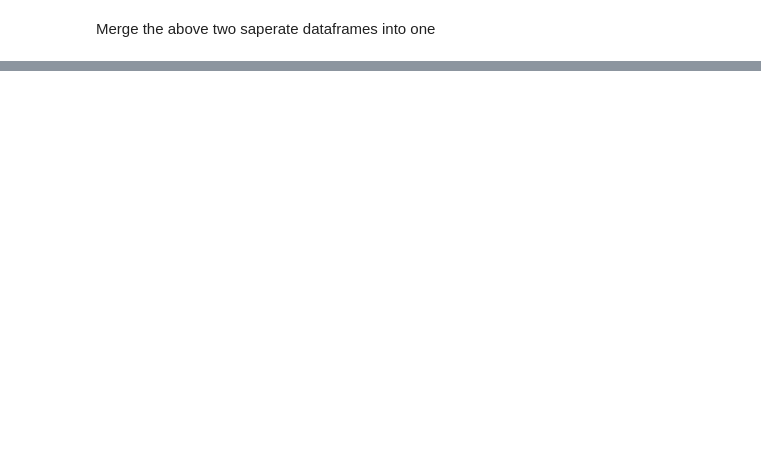
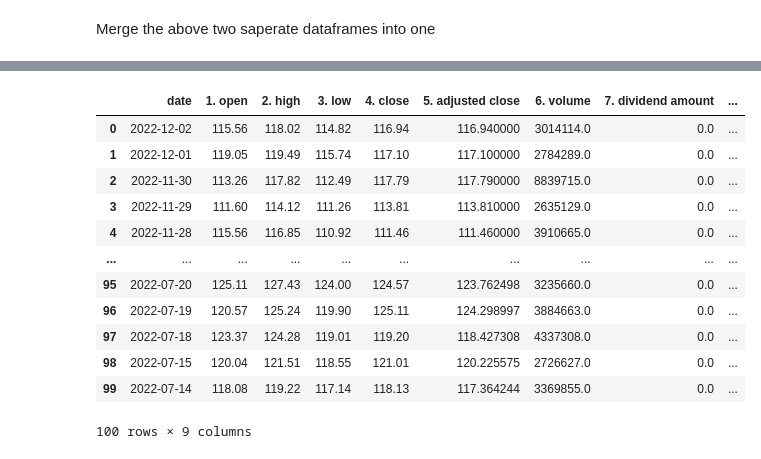
Before and after one commit to AIDA-Saskatchewan-polytechnic/Final-project-covid-19-effects-on-stock-market, a Jupyter notebook: Final_project.ipynb, the cells around one changed output, grey strips where cells are left out. Cells and saved outputs as stored; diff of their text form; code cells hidden in the pictures; blank space fills up the shorter version.

```diff
--- a/Final_project.ipynb
+++ b/Final_project.ipynb
@@ -245,0 +294,16 @@ precious_metal_df.reset_index(level=0, inplace=True)
+# %%
+real_estate_df
+# %% [output]
+|  | date | 1. open | 2. high | 3. low | 4. close | 5. adjusted close | 6. volume | 7. dividend amount | ... |
+| 0 | 2022-12-02 | 115.56 | 118.02 | 114.82 | 116.94 | 116.940000 | 3014114.0 | 0.0 | ... |
+| 1 | 2022-12-01 | 119.05 | 119.49 | 115.74 | 117.10 | 117.100000 | 2784289.0 | 0.0 | ... |
+| 2 | 2022-11-30 | 113.26 | 117.82 | 112.49 | 117.79 | 117.790000 | 8839715.0 | 0.0 | ... |
+| 3 | 2022-11-29 | 111.60 | 114.12 | 111.26 | 113.81 | 113.810000 | 2635129.0 | 0.0 | ... |
+| 4 | 2022-11-28 | 115.56 | 116.85 | 110.92 | 111.46 | 111.460000 | 3910665.0 | 0.0 | ... |
+| ... | ... | ... | ... | ... | ... | ... | ... | ... | ... |
+| 95 | 2022-07-20 | 125.11 | 127.43 | 124.00 | 124.57 | 123.762498 | 3235660.0 | 0.0 | ... |
+| 96 | 2022-07-19 | 120.57 | 125.24 | 119.90 | 125.11 | 124.298997 | 3884663.0 | 0.0 | ... |
+| 97 | 2022-07-18 | 123.37 | 124.28 | 119.01 | 119.20 | 118.427308 | 4337308.0 | 0.0 | ... |
+| 98 | 2022-07-15 | 120.04 | 121.51 | 118.55 | 121.01 | 120.225575 | 2726627.0 | 0.0 | ... |
+| 99 | 2022-07-14 | 118.08 | 119.22 | 117.14 | 118.13 | 117.364244 | 3369855.0 | 0.0 | ... |
+100 rows × 9 columns
```
Also changed, not shown: parts of 39 cells of this notebook.
